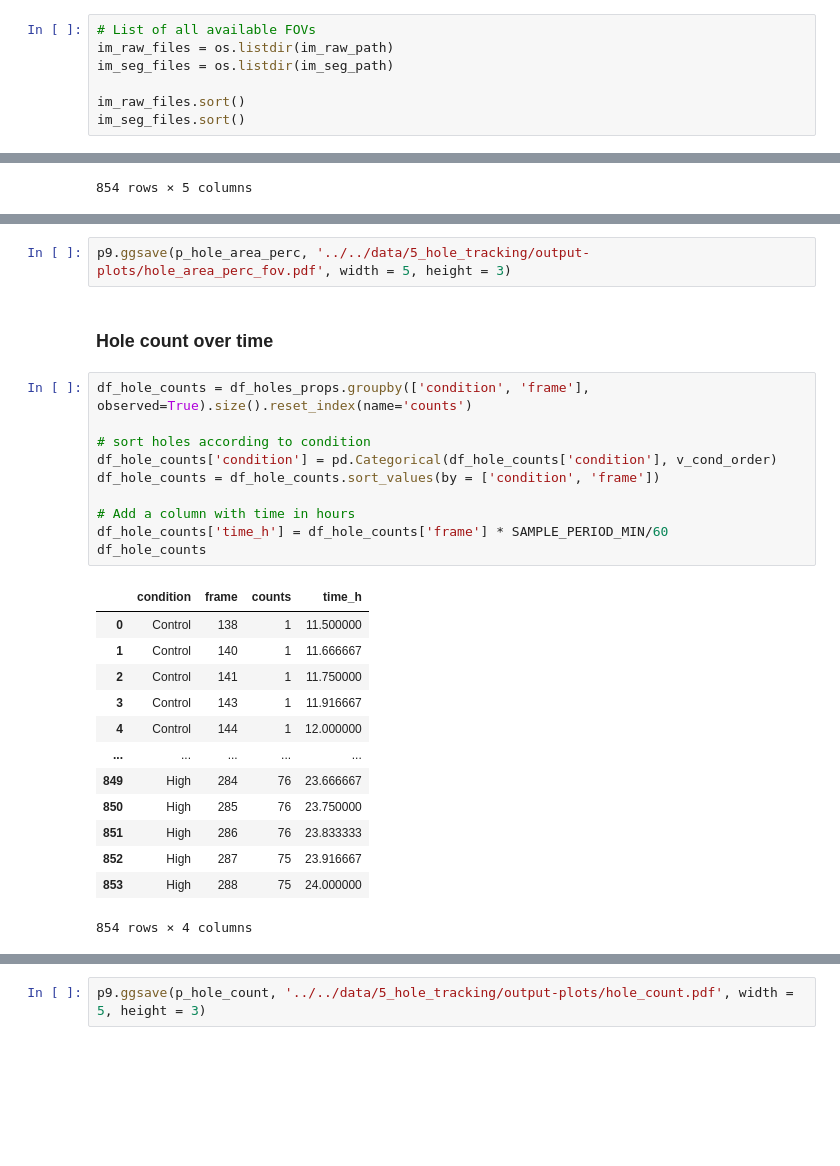
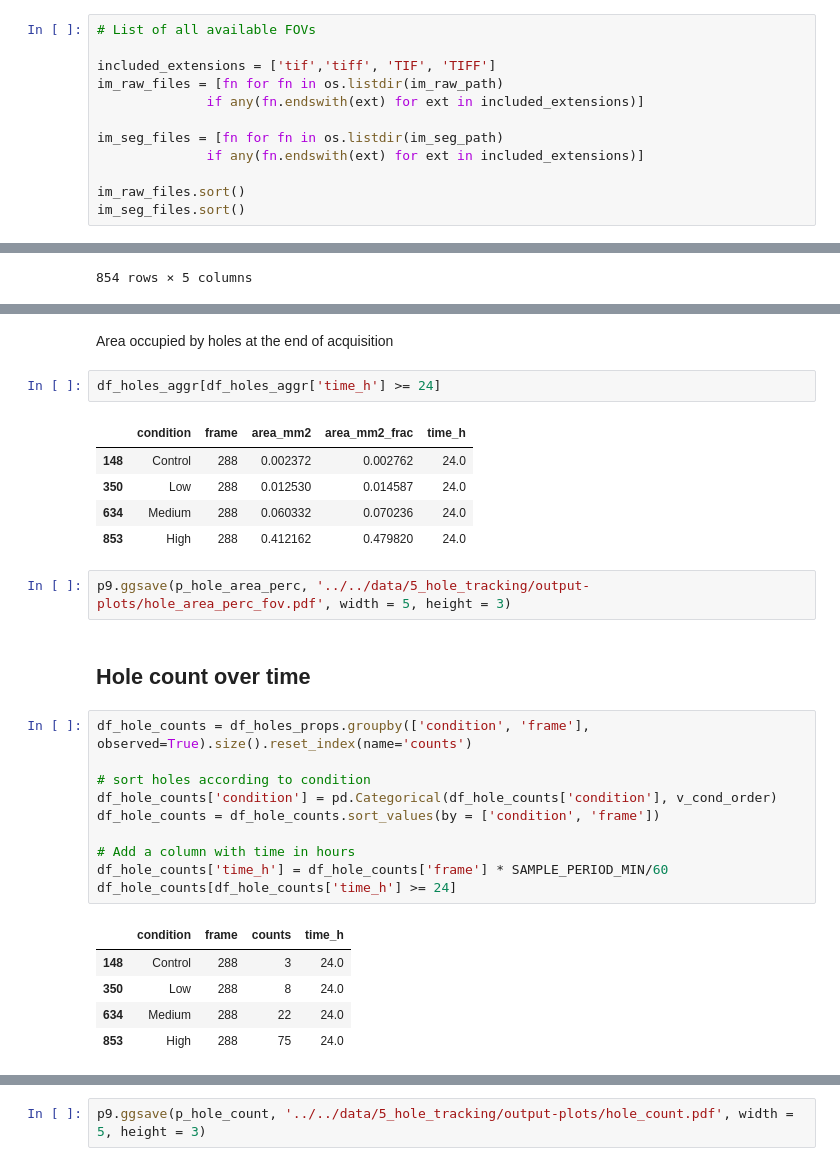
Before and after one commit to pertzlab/ARCOSpx-publication, a Jupyter notebook: scripts/5_hole_tracking/hole_tracking_arcos_px.ipynb, the cells around one changed output, grey strips where cells are left out. Saved outputs shown, nothing was run; the diff lists cells and outputs as text; blank space fills up the shorter version.

```diff
--- a/scripts/5_hole_tracking/hole_tracking_arcos_px.ipynb
+++ b/scripts/5_hole_tracking/hole_tracking_arcos_px.ipynb
@@ -119,8 +201,13 @@ im_raw_path = f"{DIR_IN}/raw/"
 im_seg_path = f"{DIR_IN}/segmented_holes/"
 # %%
 # List of all available FOVs
-im_raw_files = os.listdir(im_raw_path)
-im_seg_files = os.listdir(im_seg_path)
+
+included_extensions = ['tif','tiff', 'TIF', 'TIFF']
+im_raw_files = [fn for fn in os.listdir(im_raw_path)
+              if any(fn.endswith(ext) for ext in included_extensions)]
+
+im_seg_files = [fn for fn in os.listdir(im_seg_path)
+              if any(fn.endswith(ext) for ext in included_extensions)]
 
 im_raw_files.sort()
 im_seg_files.sort()
@@ -347,31 +438,33 @@ p_hole_area_perc
+# %% [markdown]
+Area occupied by holes at the end of acquisition
+# %%
+df_holes_aggr[df_holes_aggr['time_h'] >= 24]
+# %% [output]
+|  | condition | frame | area_mm2 | area_mm2_frac | time_h |
+| 148 | Control | 288 | 0.002372 | 0.002762 | 24.0 |
+| 350 | Low | 288 | 0.012530 | 0.014587 | 24.0 |
+| 634 | Medium | 288 | 0.060332 | 0.070236 | 24.0 |
+| 853 | High | 288 | 0.412162 | 0.479820 | 24.0 |
 # %%
 p9.ggsave(p_hole_area_perc, '../../data/5_hole_tracking/output-plots/hole_area_perc_fov.pdf', width = 5, height = 3)
 # %% [markdown]
-### Hole count over time
+## Hole count over time
 # %%
 df_hole_counts = df_holes_props.groupby(['condition', 'frame'], observed=True).size().reset_index(name='counts')
 
 # sort holes according to condition
 df_hole_counts['condition'] = pd.Categorical(df_hole_counts['condition'], v_cond_order)
 df_hole_counts = df_hole_counts.sort_values(by = ['condition', 'frame'])
 
 # Add a column with time in hours
 df_hole_counts['time_h'] = df_hole_counts['frame'] * SAMPLE_PERIOD_MIN/60
-df_hole_counts
+df_hole_counts[df_hole_counts['time_h'] >= 24]
 # %% [output]
 |  | condition | frame | counts | time_h |
-| 0 | Control | 138 | 1 | 11.500000 |
-| 1 | Control | 140 | 1 | 11.666667 |
-| 2 | Control | 141 | 1 | 11.750000 |
-| 3 | Control | 143 | 1 | 11.916667 |
-| 4 | Control | 144 | 1 | 12.000000 |
-| ... | ... | ... | ... | ... |
-| 849 | High | 284 | 76 | 23.666667 |
-| 850 | High | 285 | 76 | 23.750000 |
-| 851 | High | 286 | 76 | 23.833333 |
-| 852 | High | 287 | 75 | 23.916667 |
-| 853 | High | 288 | 75 | 24.000000 |
+| 148 | Control | 288 | 3 | 24.0 |
+| 350 | Low | 288 | 8 | 24.0 |
+| 634 | Medium | 288 | 22 | 24.0 |
+| 853 | High | 288 | 75 | 24.0 |
-854 rows × 4 columns
 # %%
 p_hole_count = (p9.ggplot(df_hole_counts,
           p9.aes(x = "time_h",
```
Also changed, not shown: parts of 37 cells of this notebook.
